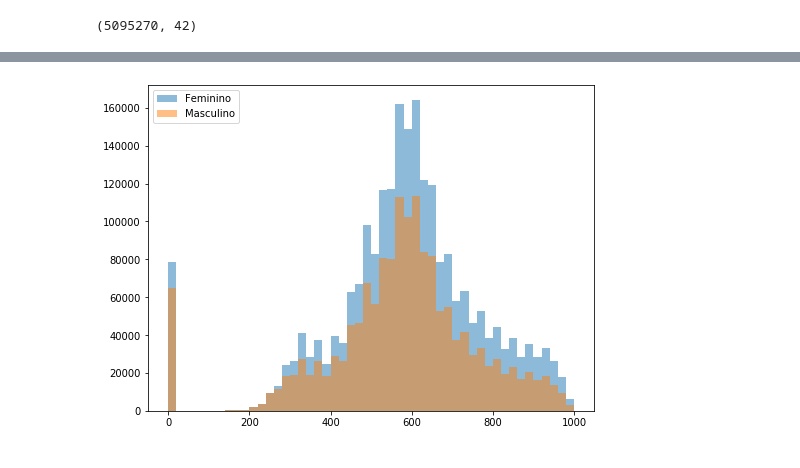
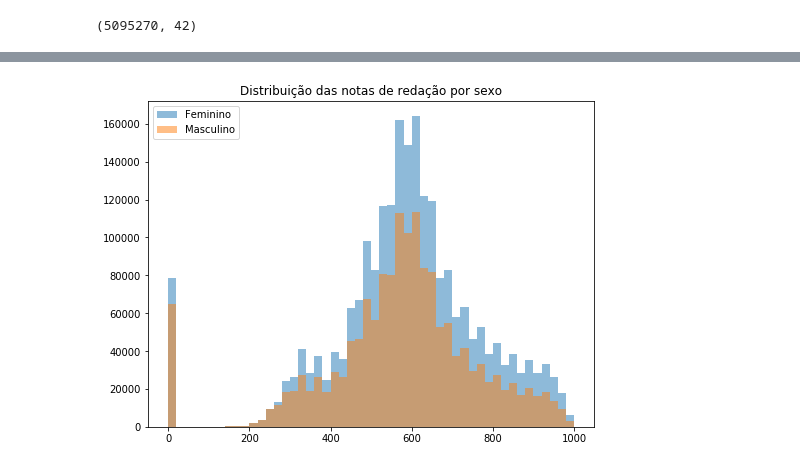
Before and after one commit to vitormiro/enem_2019_microdados, a Jupyter notebook: py_enem_2019.ipynb, the cells around one changed output, grey strips where cells are left out. Saved outputs shown, nothing was run; the diff lists cells and outputs as text; code cells hidden in the pictures.

```diff
--- a/py_enem_2019.ipynb
+++ b/py_enem_2019.ipynb
@@ -186,0 +180,21 @@ sexo_redacao.head()
+# %%
+# renomear variáveis
+df.rename(columns={'SG_UF_RESIDENCIA':'uf_resid',
+                   'NU_IDADE':'idade',
+                   'TP_SEXO':'sexo',
+                   'TP_COR_RACA':'cor',
+                   'TP_ANO_CONCLUIU':'ano_conclusao',
+                   'TP_DEPENDENCIA_ADM_ESC':'dep_escola',
+                   'NU_NOTA_CN':'nota_cnatureza',
+                   'NU_NOTA_CH':'nota_chumanas',
+                   'NU_NOTA_LC':'nota_linguagens',
+                   'NU_NOTA_MT':'nota_matematica',
+                   'NU_NOTA_REDACAO':'nota_redacao',
+                   'Q001':'escol_pai',
+                   'Q002':'escol_mae',
+                   'Q003':'ocup_pai',
+                   'Q004':'ocup_mae',
+                   'Q005':'npessoas_resid',
+                   'Q006':'renda_familiar',
+                   'Q024':'computador',
+                   'Q025':'internet'}, inplace=True)
@@ -186,0 +203,4 @@ sexo_redacao.head()
+# %%
+# Filtrar sexo e nota da redação
+sexo_redacao = df.filter(items = ['sexo', 'nota_redacao'])
+sexo_redacao.head()
@@ -210,10 +253,10 @@ sexo_redacao.groupby('TP_SEXO').mean()
 # %%
-df1, df2 = sexo_redacao.loc[sexo_redacao['TP_SEXO']=='M'],   sexo_redacao.loc[sexo_redacao['TP_SEXO']=='F']
+df_m, df_f = sexo_redacao.loc[sexo_redacao['sexo']=='M'],   sexo_redacao.loc[sexo_redacao['sexo']=='F']
 # %%
 plt.figure(figsize=(8,6))
-plt.hist(df2['NU_NOTA_REDACAO'], bins=50, alpha = 0.5, label='Feminino')
-plt.hist(df1['NU_NOTA_REDACAO'], bins=50, alpha = 0.5, label='Masculino')
+plt.hist(df_f['nota_redacao'], bins=50, alpha = 0.5, label='Feminino')
+plt.hist(df_m['nota_redacao'], bins=50, alpha = 0.5, label='Masculino')
 plt.legend(loc='upper left')
-plt.show()
+plt.title('Distribuição das notas de redação por sexo');
 # %% [output]
-[figure, old version]
+[figure, new version]
```
Also changed, not shown: parts of 13 cells of this notebook.
